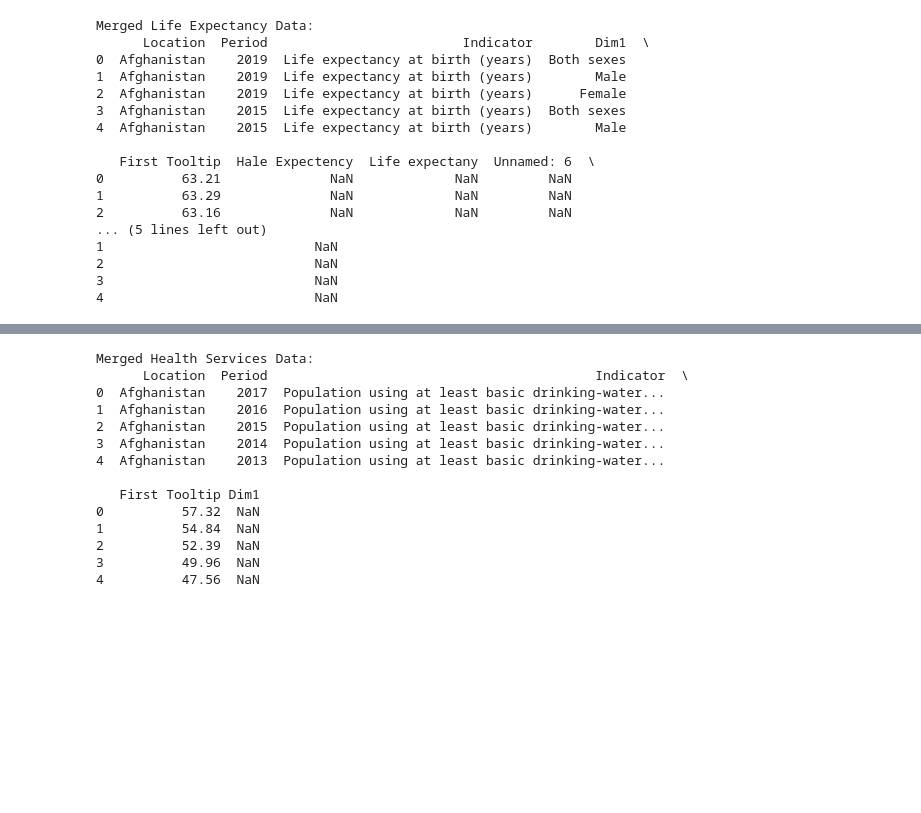
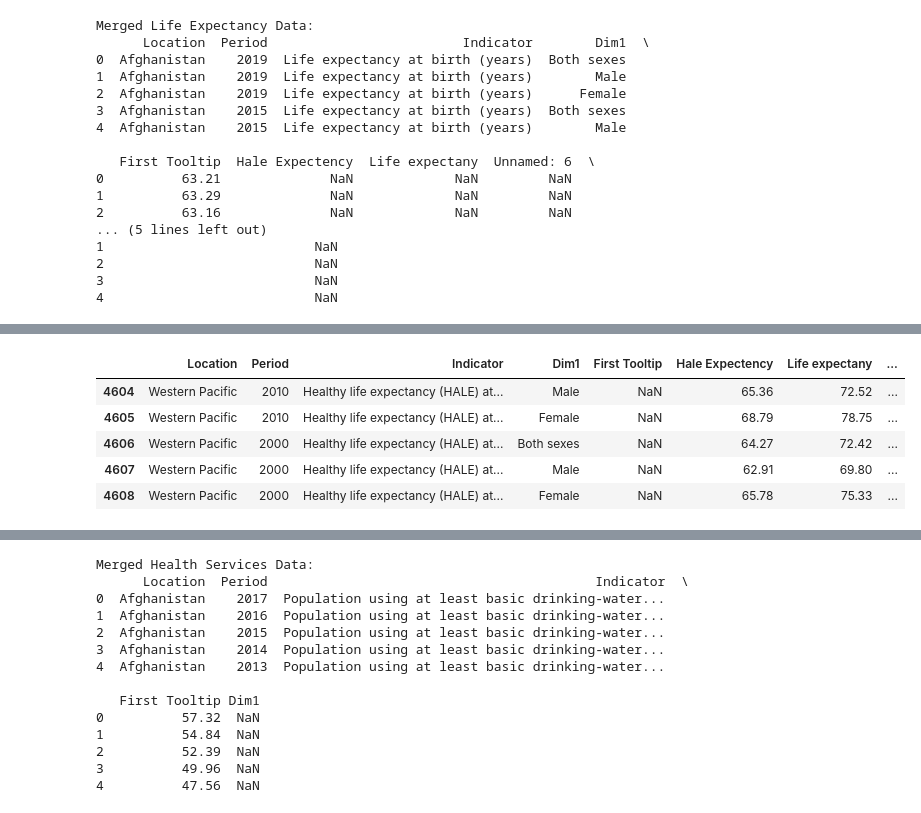
Before and after one commit to BILGI-IE-423/ie423-2024-termproject-the-a-team, a Jupyter notebook: World Health Statistics - Merged.ipynb, the cells around one changed output, grey strips where cells are left out. Drawn from its saved outputs; the diff is of its cells as text; code cells hidden in the pictures; blank space fills up the shorter version.

```diff
--- a/World Health Statistics - Merged.ipynb
+++ b/World Health Statistics - Merged.ipynb
@@ -19,10 +20,8 @@ from itertools import product
 from sklearn.exceptions import ConvergenceWarning
 warnings.simplefilter("ignore", ConvergenceWarning)
 # %%
-import os
-
 # Define the directory path
-directory = r"C:\Users\Ahmad1\Documents\GitHub\ie423-2024-termproject-the-a-team\DataSets\WorldHealth"
+directory = r"D:\IE 423\Project\ie423-2024-termproject-the-a-team\ie423-2024-termproject-the-a-team\DataSets\WorldHealth"
 
 # Define the filenames for each group of CSV files
 mortality_files = ["infantMortalityRate.csv", "under5MortalityRate.csv", "neonatalMortalityRate.csv", "mortalityRatePoisoning.csv", "crudeSuicideRates.csv", "30-70cancerChdEtc.csv"]
@@ -140,3 +160,14 @@ Merged Life Expectancy Data:
 2                           NaN
 3                           NaN
 4                           NaN
+# %%
+# Check the columns before dropping
+print("Columns before dropping:")
+print(merged_life_expectancy.columns)
+
+# Drop the 'Unnamed: 6' column
+merged_life_expectancy.drop(columns=['Unnamed: 6'], inplace=True)
+
+# Check the columns after dropping
+print("\nColumns after dropping 'Unnamed: 6':")
+print(merged_life_expectancy.columns)
@@ -142,0 +185,9 @@ Merged Life Expectancy Data:
+# %%
+merged_life_expectancy.tail()
+# %% [output]
+|  | Location | Period | Indicator | Dim1 | First Tooltip | Hale Expectency | Life expectany | ... |
+| 4604 | Western Pacific | 2010 | Healthy life expectancy (HALE) at... | Male | NaN | 65.36 | 72.52 | ... |
+| 4605 | Western Pacific | 2010 | Healthy life expectancy (HALE) at... | Female | NaN | 68.79 | 78.75 | ... |
+| 4606 | Western Pacific | 2000 | Healthy life expectancy (HALE) at... | Both sexes | NaN | 64.27 | 72.42 | ... |
+| 4607 | Western Pacific | 2000 | Healthy life expectancy (HALE) at... | Male | NaN | 62.91 | 69.80 | ... |
+| 4608 | Western Pacific | 2000 | Healthy life expectancy (HALE) at... | Female | NaN | 65.78 | 75.33 | ... |
```
Also changed, not shown: parts of 10 cells of this notebook.
